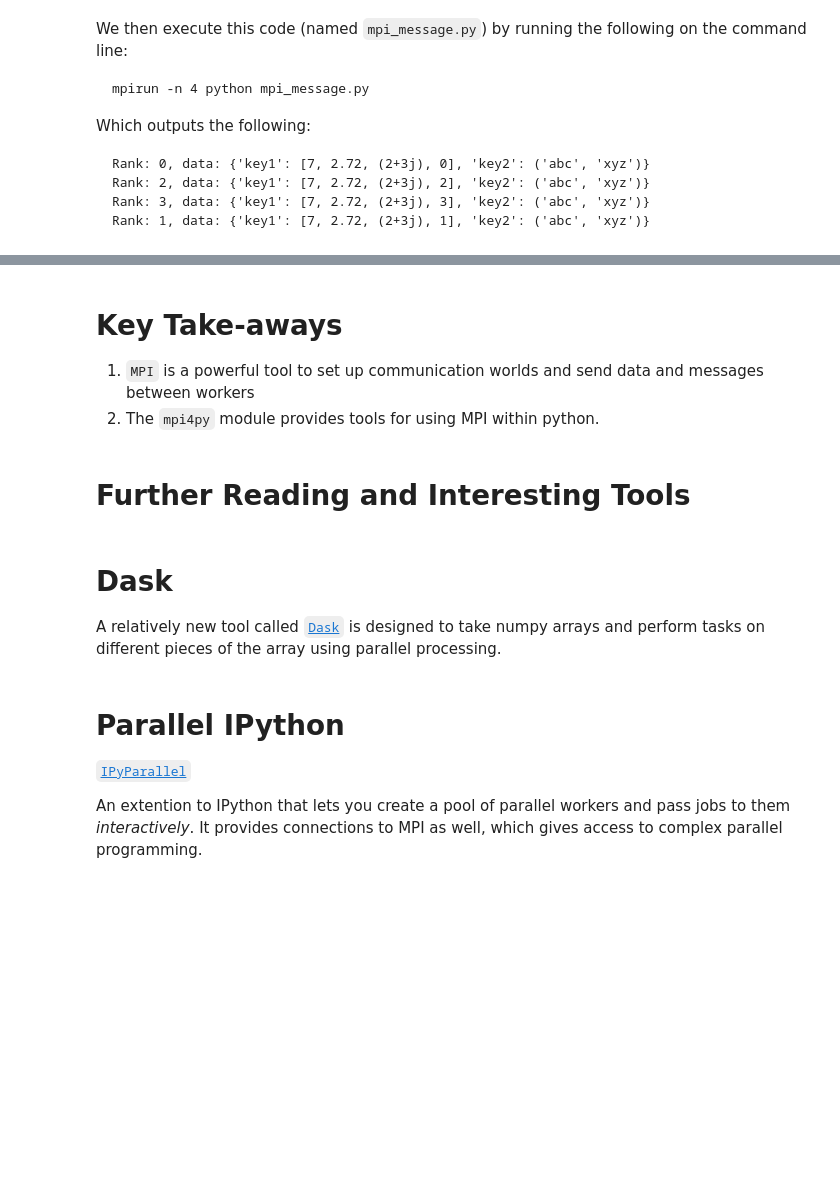
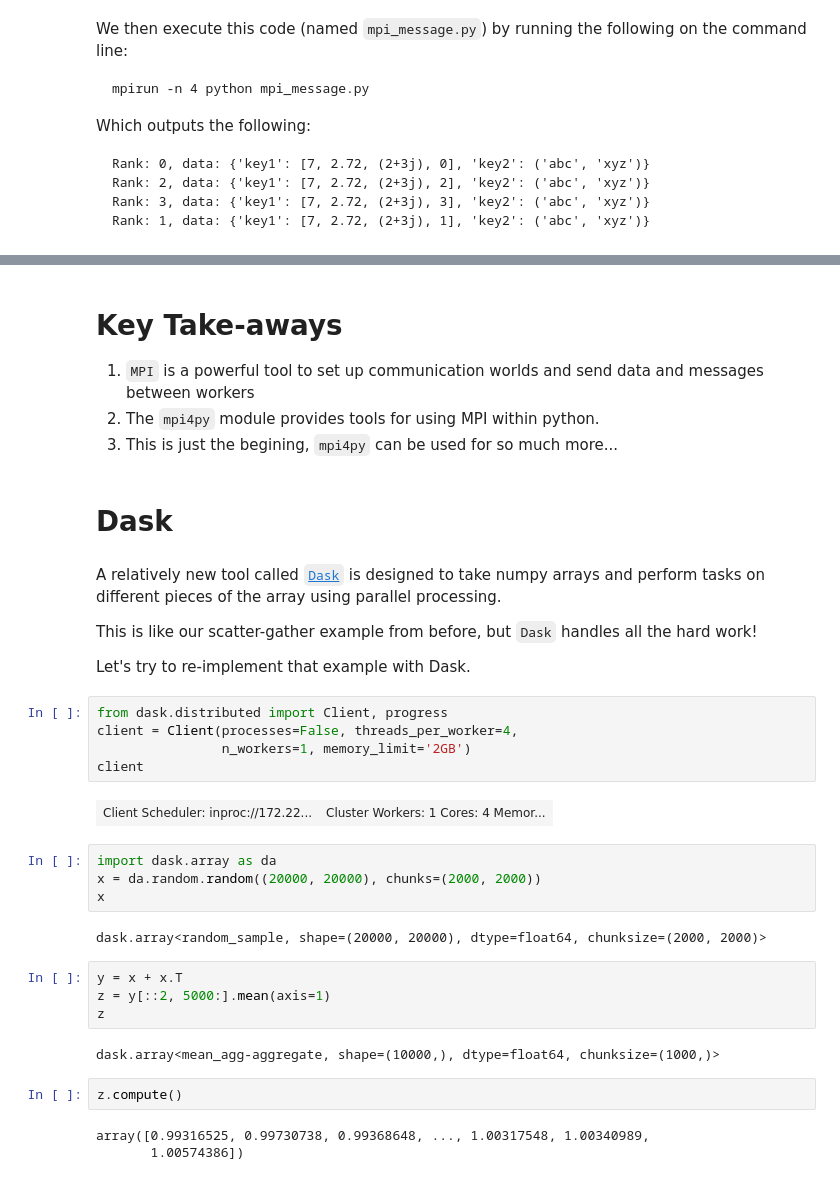
Before and after one commit to ycrc/parallel_python, a Jupyter notebook: ParallelPython.ipynb, the cells around one changed output, grey strips where cells are left out. Saved outputs shown, nothing was run; the diff lists cells and outputs as text; blank space fills up the shorter version.

Commit message:
Updating to include intro to Dask.

```diff
--- a/ParallelPython.ipynb
+++ b/ParallelPython.ipynb
@@ -556,15 +599,36 @@ Which outputs the following:
 
 1. `MPI` is a powerful tool to set up communication worlds and send data and messages between workers
 2. The `mpi4py` module provides tools for using MPI within python.
+3. This is just the begining, `mpi4py` can be used for so much more...
-# %% [markdown]
-# Further Reading and Interesting Tools
+# %% [markdown]
+# Dask
 # %% [markdown]
-# Dask
+A relatively new tool called [`Dask`](http://docs.dask.org/en/latest/) is designed to take numpy arrays and perform tasks on different pieces of the array using parallel processing.
 
-A relatively new tool called [`Dask`](http://docs.dask.org/en/latest/) is designed to take numpy arrays and perform tasks on different pieces of the array using parallel processing.
+This is like our scatter-gather example from before, but `Dask` handles all the hard work!
+
+Let's try to re-implement that example with Dask.
-# %% [markdown]
-# Parallel IPython
-
-[`IPyParallel`](https://ipyparallel.readthedocs.io/en/latest/)
-
-An extention to IPython that lets you create a pool of parallel workers and pass jobs to them _interactively_. It provides connections to MPI as well, which gives access to complex parallel programming.
+# %%
+from dask.distributed import Client, progress
+client = Client(processes=False, threads_per_worker=4,
+                n_workers=1, memory_limit='2GB')
+client
+# %% [output]
+| Client Scheduler: inproc://172.22... | Cluster Workers: 1 Cores: 4 Memor... |
+# %%
+import dask.array as da
+x = da.random.random((20000, 20000), chunks=(2000, 2000))
+x
+# %% [output]
+dask.array<random_sample, shape=(20000, 20000), dtype=float64, chunksize=(2000, 2000)>
+# %%
+y = x + x.T
+z = y[::2, 5000:].mean(axis=1)
+z
+# %% [output]
+dask.array<mean_agg-aggregate, shape=(10000,), dtype=float64, chunksize=(1000,)>
+# %%
+z.compute()
+# %% [output]
+array([0.99316525, 0.99730738, 0.99368648, ..., 1.00317548, 1.00340989,
+       1.00574386])
```
Also changed, not shown: parts of 9 cells of this notebook, 1 other file.
